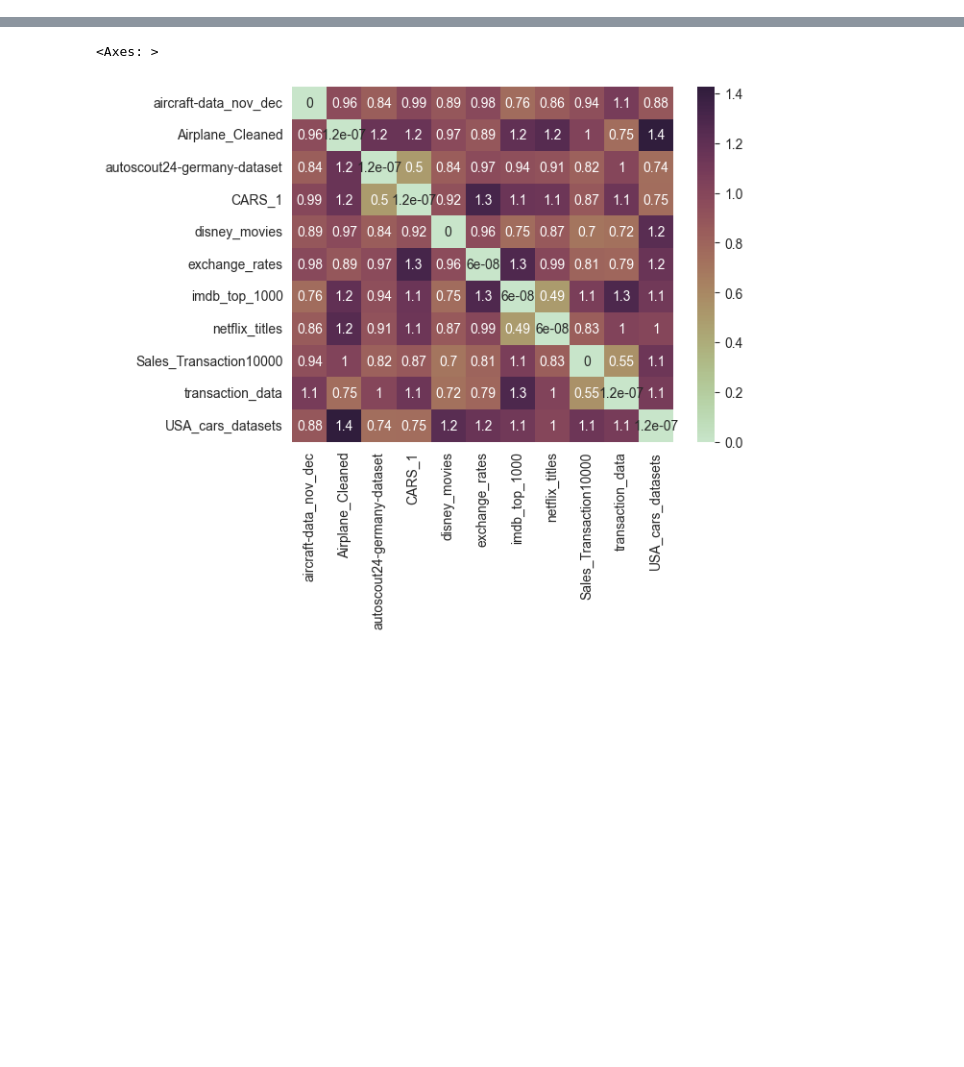
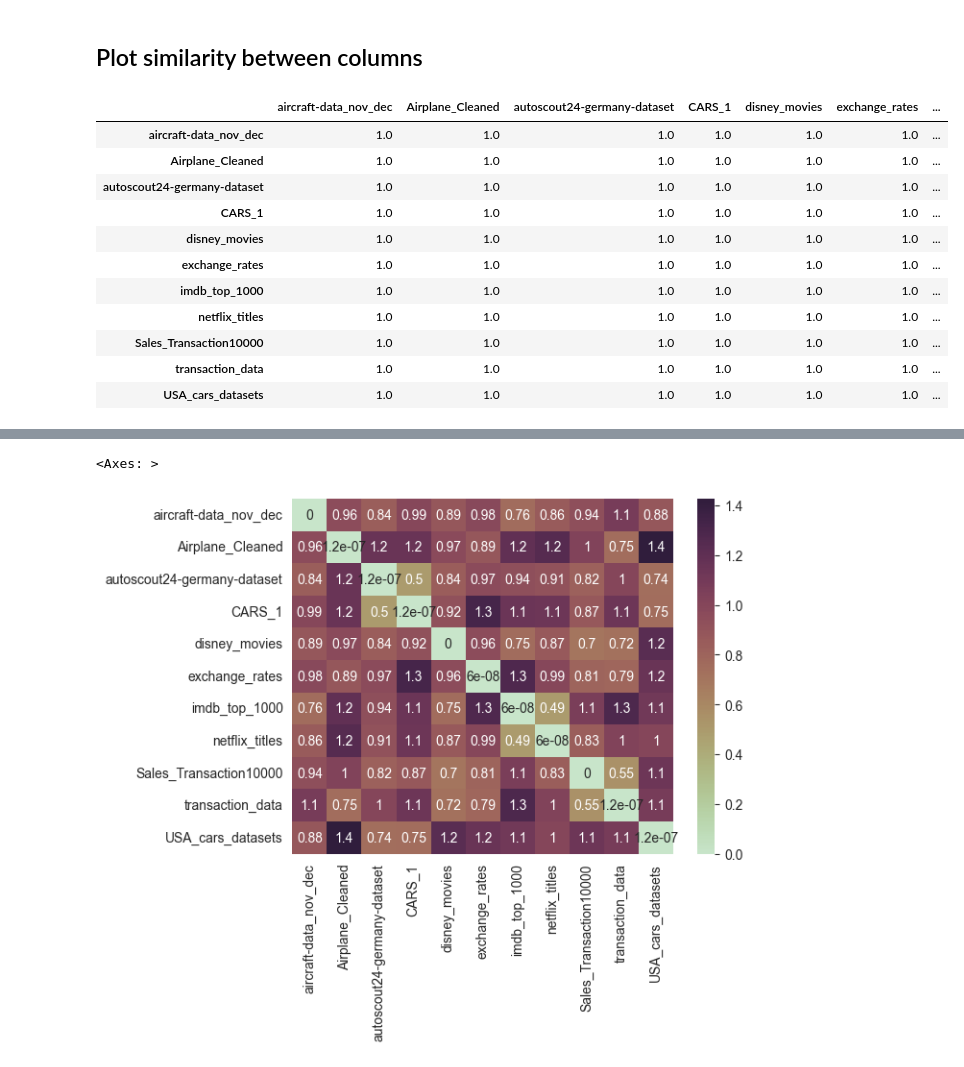
Before and after one commit to AbsaOSS/datasets-similarity, a Jupyter notebook: similarity/test.ipynb, the cells around one changed output, grey strips where cells are left out. Saved outputs shown, nothing was run; the diff lists cells and outputs as text; code cells hidden in the pictures; blank space fills up the shorter version.

Commit message:
Add README to similaritu table

```diff
--- a/similarity/test.ipynb
+++ b/similarity/test.ipynb
@@ -130,3 +135,20 @@ Accuracy for both: (0.8429752066115702, 12)
+# %% [markdown]
+## Plot similarity between columns
+# %%
+result_only_embedding
+# %% [output]
+|  | aircraft-data_nov_dec | Airplane_Cleaned | autoscout24-germany-dataset | CARS_1 | disney_movies | exchange_rates | ... |
+| aircraft-data_nov_dec | 1.0 | 1.0 | 1.0 | 1.0 | 1.0 | 1.0 | ... |
+| Airplane_Cleaned | 1.0 | 1.0 | 1.0 | 1.0 | 1.0 | 1.0 | ... |
+| autoscout24-germany-dataset | 1.0 | 1.0 | 1.0 | 1.0 | 1.0 | 1.0 | ... |
+| CARS_1 | 1.0 | 1.0 | 1.0 | 1.0 | 1.0 | 1.0 | ... |
+| disney_movies | 1.0 | 1.0 | 1.0 | 1.0 | 1.0 | 1.0 | ... |
+| exchange_rates | 1.0 | 1.0 | 1.0 | 1.0 | 1.0 | 1.0 | ... |
+| imdb_top_1000 | 1.0 | 1.0 | 1.0 | 1.0 | 1.0 | 1.0 | ... |
+| netflix_titles | 1.0 | 1.0 | 1.0 | 1.0 | 1.0 | 1.0 | ... |
+| Sales_Transaction10000 | 1.0 | 1.0 | 1.0 | 1.0 | 1.0 | 1.0 | ... |
+| transaction_data | 1.0 | 1.0 | 1.0 | 1.0 | 1.0 | 1.0 | ... |
+| USA_cars_datasets | 1.0 | 1.0 | 1.0 | 1.0 | 1.0 | 1.0 | ... |
 # %%
 import seaborn as sns
 sns.heatmap(result_only_embedding, annot=True, cmap= sns.color_palette("ch:s=-.1,r=.8", as_cmap=True))
```
Also changed, not shown: parts of 15 cells of this notebook, 8 other files.
